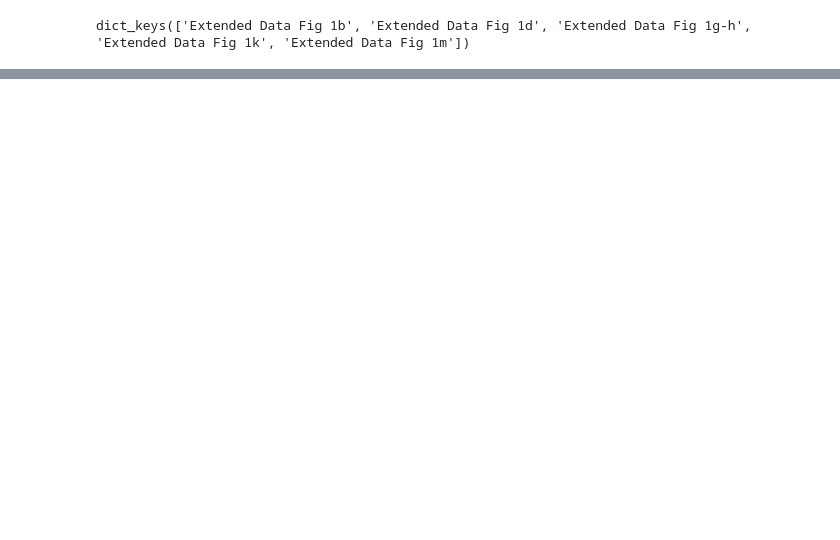
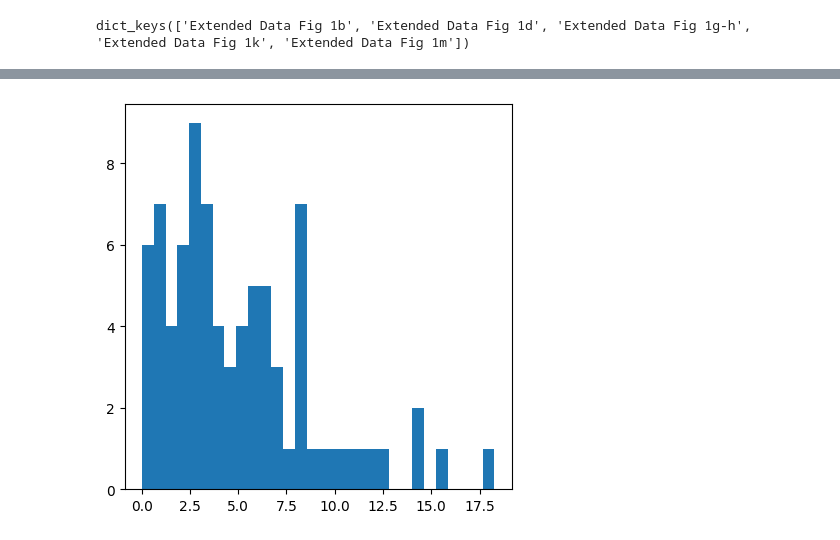
Before and after one commit to CadenBold/intestinal-omics, a Jupyter notebook: working.ipynb, the cells around one changed output, grey strips where cells are left out. Cells and saved outputs as stored; diff of their text form; code cells hidden in the pictures; blank space fills up the shorter version.

```diff
--- a/working.ipynb
+++ b/working.ipynb
@@ -89,0 +196,6 @@ plt.show()
+# %%
+plt.figure(figsize=(5,5))
+plt.hist(transcript.iloc[0],30)
+plt.show()
+# %% [output]
+[figure, added]
```
Also changed, not shown: parts of 30 cells of this notebook, 1 other file.
